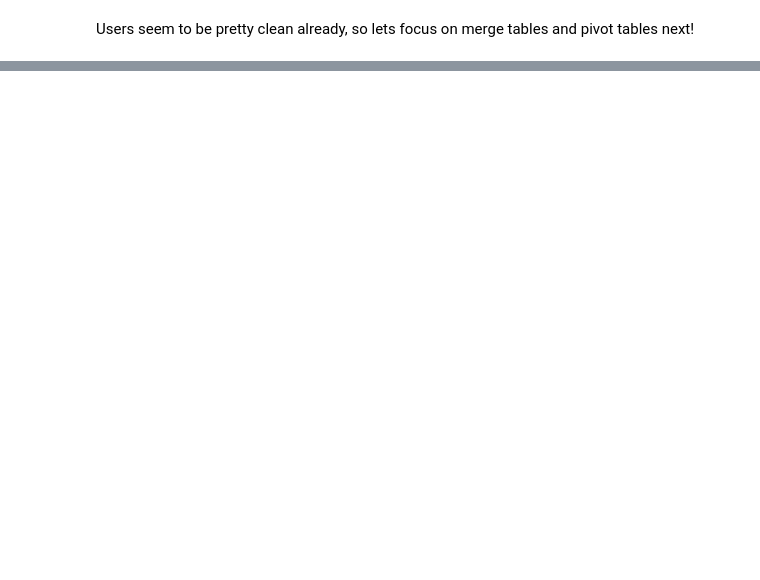
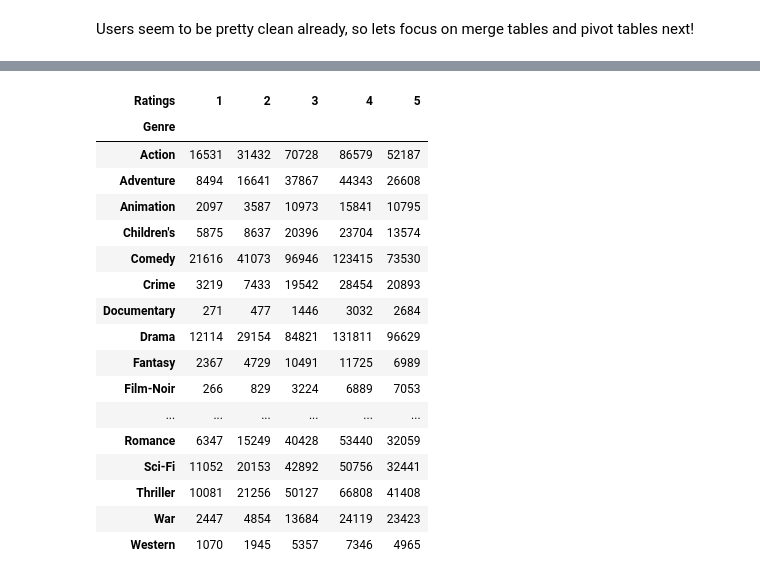
Before and after one commit to Shreshtha-Kumar/Movieset-Data_Wrangling, a Jupyter notebook: data_expl.ipynb, the cells around one changed output, grey strips where cells are left out. Cells and saved outputs as stored; diff of their text form; code cells hidden in the pictures; blank space fills up the shorter version.

```diff
--- a/data_expl.ipynb
+++ b/data_expl.ipynb
@@ -258,0 +330,29 @@ Users seem to be pretty clean already, so lets focus on merge tables and pivot t
+# %%
+# Understand this then only remove the above cell(the one commented out)+other ways that GPT suggested
+genre_ratings=merge1.pivot_table(
+    index='Genre',
+    columns='Ratings',
+    values='Movie_ID',
+    aggfunc='count',
+    fill_value=0
+)
+genre_ratings
+# %% [output]
+| Ratings | 1 | 2 | 3 | 4 | 5 |
+| Genre |  |  |  |  |  |
+| Action | 16531 | 31432 | 70728 | 86579 | 52187 |
+| Adventure | 8494 | 16641 | 37867 | 44343 | 26608 |
+| Animation | 2097 | 3587 | 10973 | 15841 | 10795 |
+| Children's | 5875 | 8637 | 20396 | 23704 | 13574 |
+| Comedy | 21616 | 41073 | 96946 | 123415 | 73530 |
+| Crime | 3219 | 7433 | 19542 | 28454 | 20893 |
+| Documentary | 271 | 477 | 1446 | 3032 | 2684 |
+| Drama | 12114 | 29154 | 84821 | 131811 | 96629 |
+| Fantasy | 2367 | 4729 | 10491 | 11725 | 6989 |
+| Film-Noir | 266 | 829 | 3224 | 6889 | 7053 |
+| ... | ... | ... | ... | ... | ... |
+| Romance | 6347 | 15249 | 40428 | 53440 | 32059 |
+| Sci-Fi | 11052 | 20153 | 42892 | 50756 | 32441 |
+| Thriller | 10081 | 21256 | 50127 | 66808 | 41408 |
+| War | 2447 | 4854 | 13684 | 24119 | 23423 |
+| Western | 1070 | 1945 | 5357 | 7346 | 4965 |
```
Also changed, not shown: parts of 22 cells of this notebook, 1 other file.
